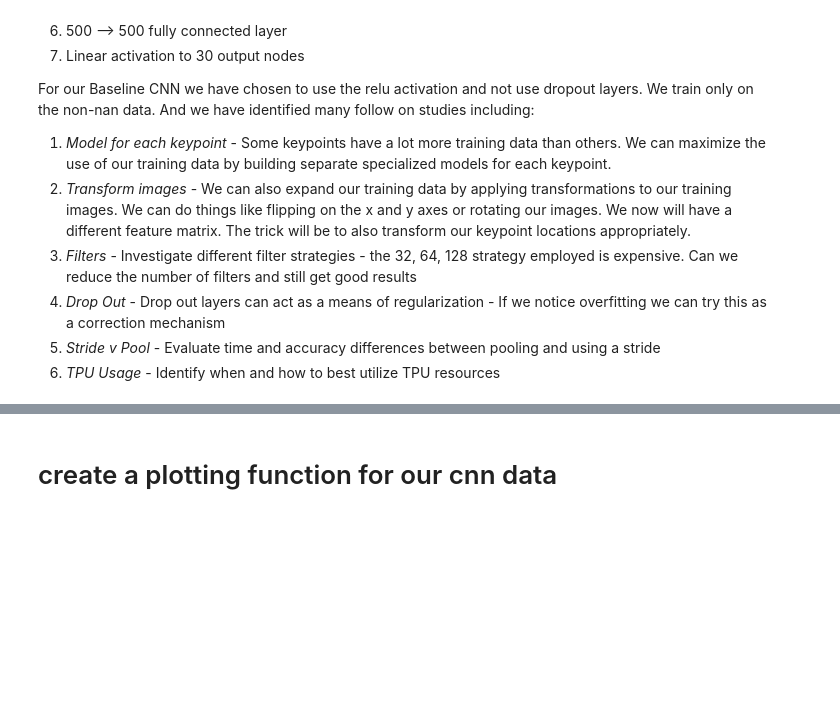
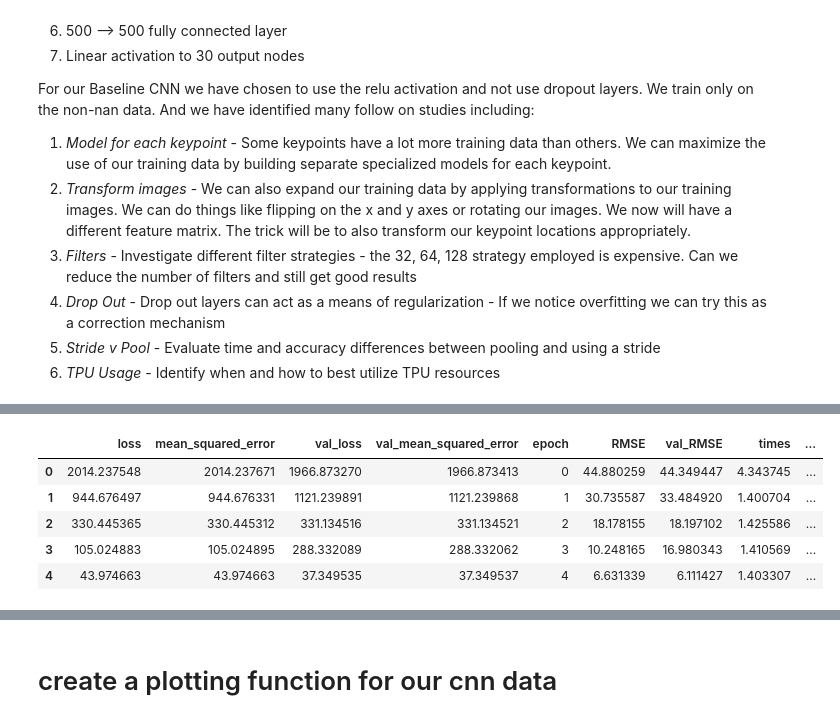
Before and after one commit to tomgoter/w207_finalproject, a Jupyter notebook: neural_net_analysis.ipynb, the cells around one changed output, grey strips where cells are left out. Drawn from its saved outputs; the diff is of its cells as text; code cells hidden in the pictures; blank space fills up the shorter version.

```diff
--- a/neural_net_analysis.ipynb
+++ b/neural_net_analysis.ipynb
@@ -238,0 +207,11 @@ cnn_df.sample(20)
+# %%
+test_df = pd.read_pickle('OutputData/cnn_vgg_df.pkl')
+# %%
+test_df.head(5)
+# %% [output]
+|  | loss | mean_squared_error | val_loss | val_mean_squared_error | epoch | RMSE | val_RMSE | times | ... |
+| 0 | 2014.237548 | 2014.237671 | 1966.873270 | 1966.873413 | 0 | 44.880259 | 44.349447 | 4.343745 | ... |
+| 1 | 944.676497 | 944.676331 | 1121.239891 | 1121.239868 | 1 | 30.735587 | 33.484920 | 1.400704 | ... |
+| 2 | 330.445365 | 330.445312 | 331.134516 | 331.134521 | 2 | 18.178155 | 18.197102 | 1.425586 | ... |
+| 3 | 105.024883 | 105.024895 | 288.332089 | 288.332062 | 3 | 10.248165 | 16.980343 | 1.410569 | ... |
+| 4 | 43.974663 | 43.974663 | 37.349535 | 37.349537 | 4 | 6.631339 | 6.111427 | 1.403307 | ... |
```
Also changed, not shown: parts of 24 cells of this notebook, 37 other files.
